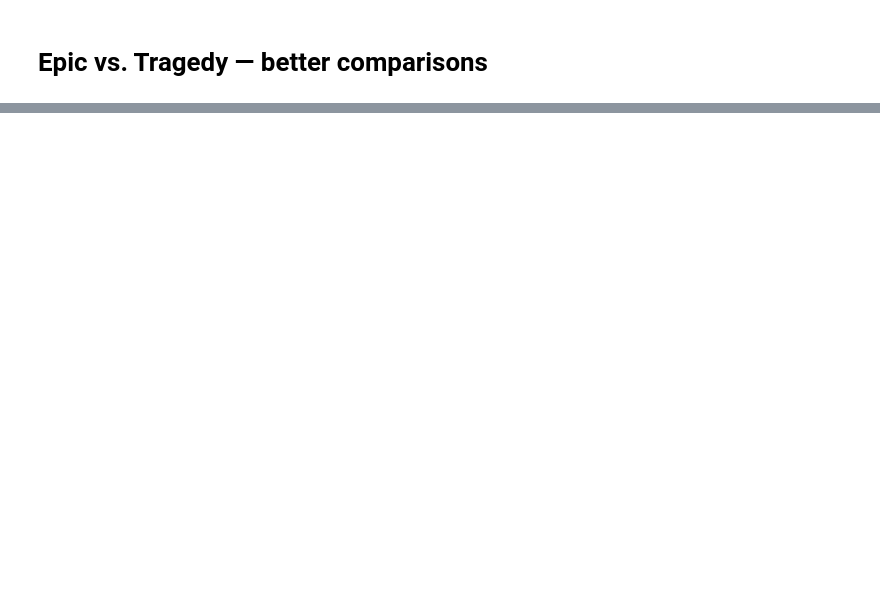
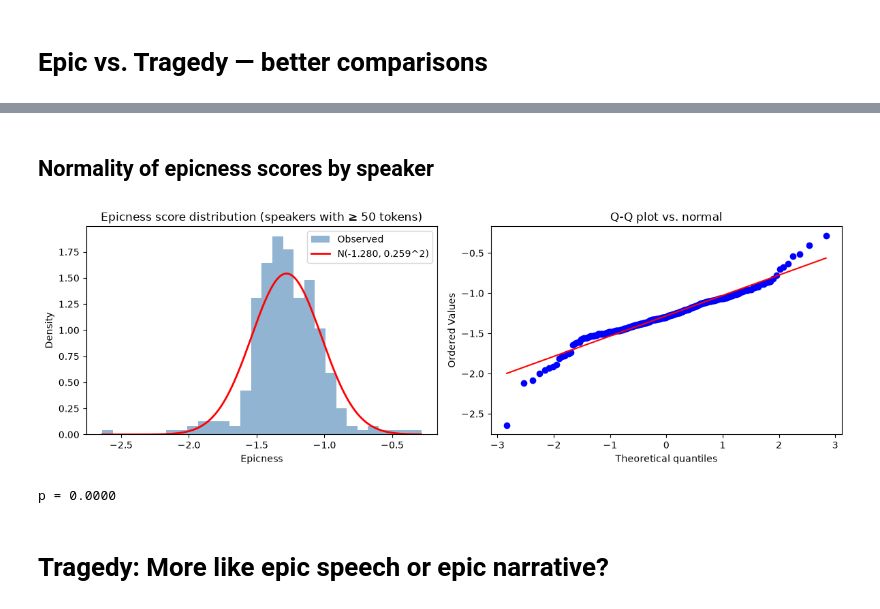
Before and after one commit to pletcher/ccc-2026, a Jupyter notebook: notebooks/epic_vs_tragedy2.ipynb, the cells around one changed output, grey strips where cells are left out. Cells and saved outputs as stored; diff of their text form; code cells hidden in the pictures; blank space fills up the shorter version.

```diff
--- a/notebooks/epic_vs_tragedy2.ipynb
+++ b/notebooks/epic_vs_tragedy2.ipynb
@@ -60,6 +60,38 @@ alt.Chart(speaker_df_viz).mark_point().encode(
 ).properties(title="Epicness by speaker and play", width=400)
 # %% [output]
 [interactive output not drawn]
+# %% [markdown]
+## Normality of epicness scores by speaker
+# %%
+import matplotlib.pyplot as plt
+import scipy.stats as stats
+
+scores = speaker_df["epicness"].dropna()
+mu, sigma = scores.mean(), scores.std()
+
+fig, axes = plt.subplots(1, 2, figsize=(12, 4))
+
+axes[0].hist(scores, bins=30, density=True, alpha=0.6, color="steelblue", label="Observed")
+x = np.linspace(scores.min(), scores.max(), 300)
+axes[0].plot(x, stats.norm.pdf(x, mu, sigma), "r-", lw=2, label=f"N({mu:.3f}, {sigma:.3f}^2)")
+axes[0].set_title("Epicness score distribution (speakers with ≥ 50 tokens)")
+axes[0].set_xlabel("Epicness")
+axes[0].set_ylabel("Density")
+axes[0].legend()
+
+stats.probplot(scores, dist="norm", plot=axes[1])
+axes[1].set_title("Q-Q plot vs. normal")
+
+plt.tight_layout()
+plt.show()
+# %% [output]
+[figure, added]
+# %%
+stat, p = stats.shapiro(scores)
+
+print(f"p = {p:.4f}")
+# %% [output]
+p = 0.0000
 # %%
 speaker_df.to_parquet("../parquet/epicness_by_speaker.parquet")
 log_ratio.name = "epicness"
@@ -78,3 +110,5 @@ tragedy_heat = (
 line_epicness_df["line_urn"] = line_epicness_df["urn"] + ":" + line_epicness_df["n"].astype(str)
 line_epicness_df["heat_scaled"] = line_epicness_df["heat"] / line_epicness_df["heat"].abs().max() * 10
 line_epicness_df[["line_urn", "heat", "heat_scaled"]].sort_values(by="heat", ascending=True).to_csv("../csv/tragedy_urn_heat.csv")
+# %% [markdown]
+# Tragedy: More like epic speech or epic narrative?
```
Also changed, not shown: parts of 4 cells of this notebook, 24 other files.
